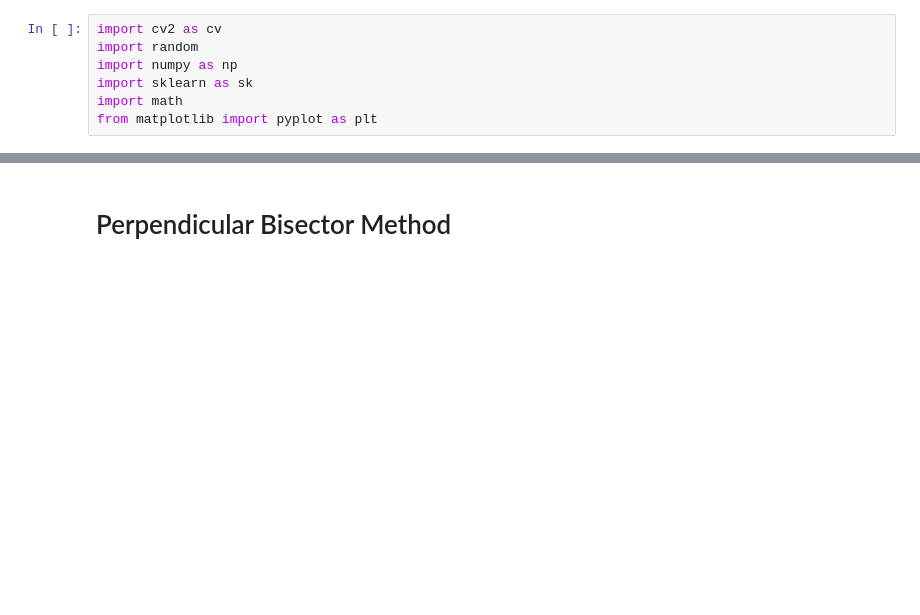
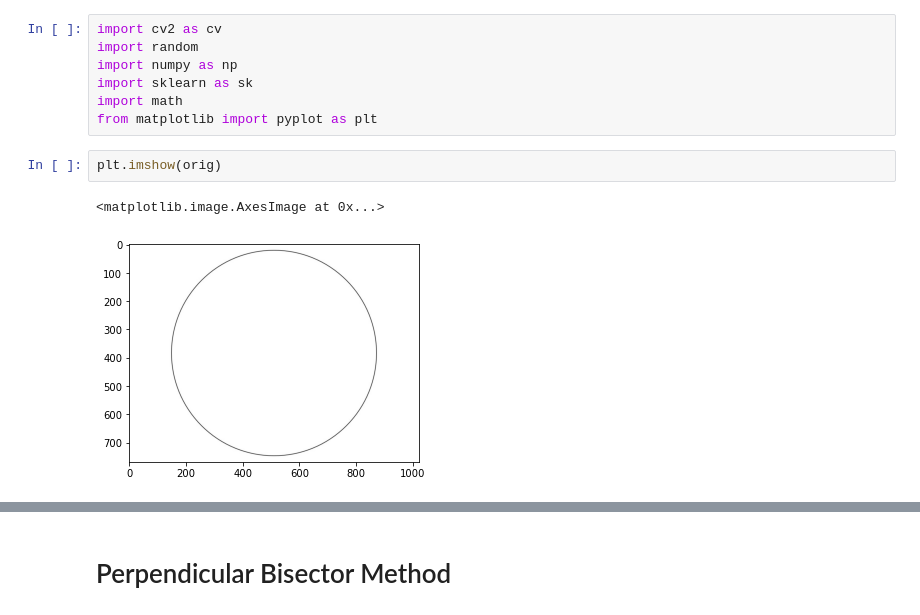
Before and after one commit to Xeposem/ELEC474, a Jupyter notebook: Lab3/Lab3/Main_WilliamDu_20100436.ipynb, the cells around one changed output, grey strips where cells are left out. Saved outputs shown, nothing was run; the diff lists cells and outputs as text; blank space fills up the shorter version.

```diff
--- a/Lab3/Lab3/Main_WilliamDu_20100436.ipynb
+++ b/Lab3/Lab3/Main_WilliamDu_20100436.ipynb
@@ -5,3 +5,8 @@ import numpy as np
 import sklearn as sk
 import math
 from matplotlib import pyplot as plt
+# %%
+plt.imshow(orig)
+# %% [output]
+<matplotlib.image.AxesImage at 0x...>
+[figure, added]
```
Also changed, not shown: parts of 33 cells of this notebook.
